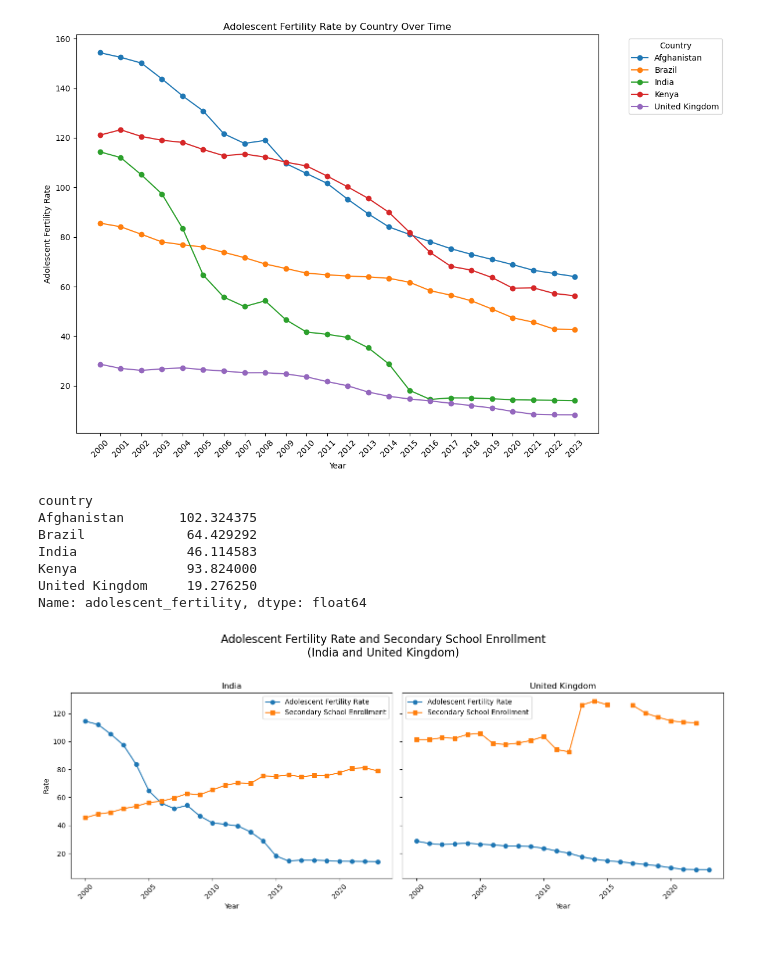
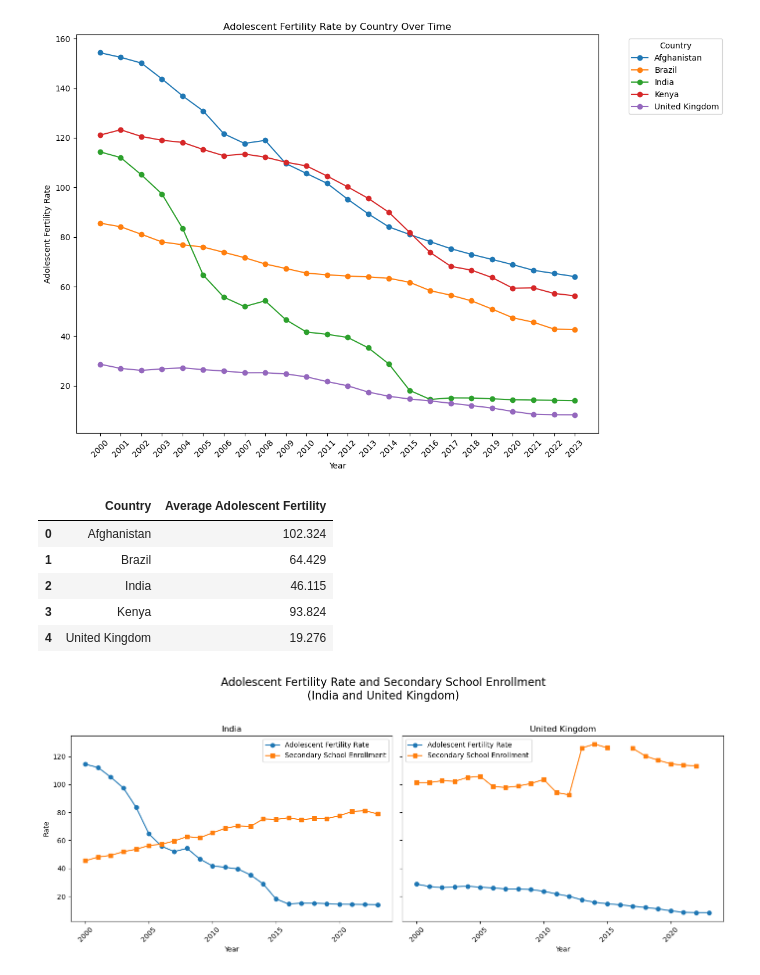
Before and after one commit to a1an-na/QTM350_Final_Project, a Jupyter notebook: scripts/adolescent_fertility.ipynb, the cells around one changed output. Cells and saved outputs as stored; diff of their text form; code cells hidden in the pictures; blank space fills up the shorter version.

Commit message:
Edits on table displays.

```diff
--- a/scripts/adolescent_fertility.ipynb
+++ b/scripts/adolescent_fertility.ipynb
@@ -25,15 +25,16 @@ plt.show()
 # %%
 # Average Adolescent Fertility Rate by Country
 
-df.groupby('country')['adolescent_fertility'].mean()
+table_2= df.groupby('country', as_index=False)['adolescent_fertility'].mean().round(3)
+table_2.columns = ['Country', 'Average Adolescent Fertility']
+table_2
 # %% [output]
-country
-Afghanistan       102.324375
-Brazil             64.429292
-India              46.114583
-Kenya              93.824000
-United Kingdom     19.276250
-Name: adolescent_fertility, dtype: float64
+|  | Country | Average Adolescent Fertility |
+| 0 | Afghanistan | 102.324 |
+| 1 | Brazil | 64.429 |
+| 2 | India | 46.115 |
+| 3 | Kenya | 93.824 |
+| 4 | United Kingdom | 19.276 |
 # %%
 # Adolescent Fertility Rate and Secondary School Enrollment
 
```
Also changed, not shown: 2 other files.
